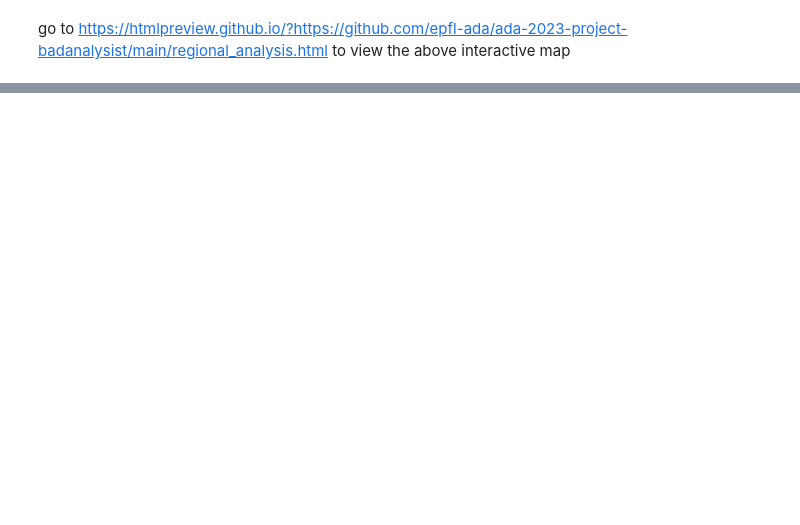
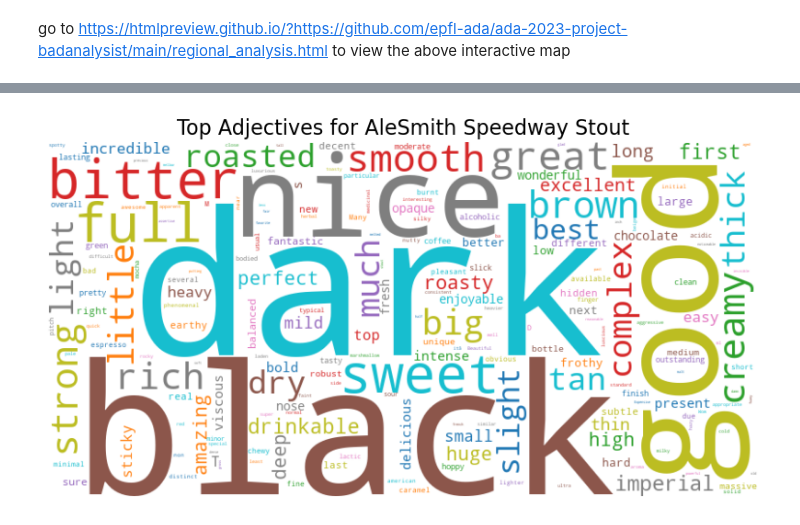
Before and after one commit to epfl-ada/ada-2023-project-badanalysist, a Jupyter notebook: preprocessing.ipynb, the cells around one changed output, grey strips where cells are left out. Cells and saved outputs as stored; diff of their text form; code cells hidden in the pictures; blank space fills up the shorter version.

```diff
--- a/preprocessing.ipynb
+++ b/preprocessing.ipynb
@@ -990,0 +1218,4 @@ go to https://htmlpreview.github.io/?https://github.com/epfl-ada/ada-2023-projec
+# %%
+vis_adj_cloud_beer_name('AleSmith Speedway Stout')
+# %% [output]
+[figure, added]
```
Also changed, not shown: parts of 17 cells of this notebook.
